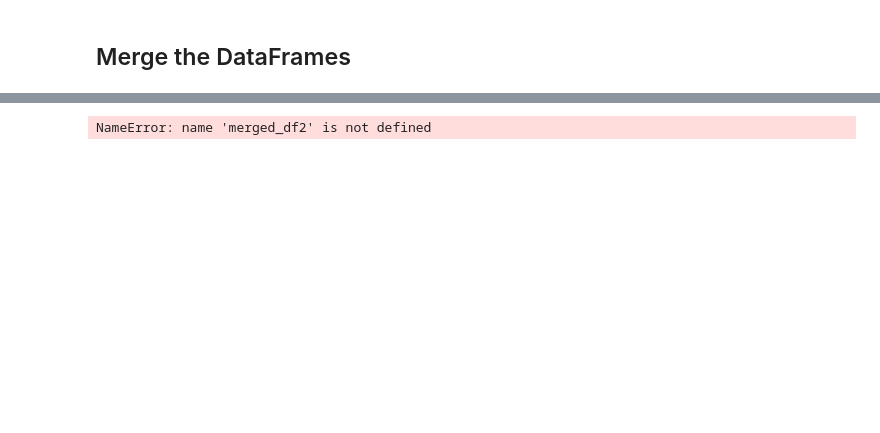
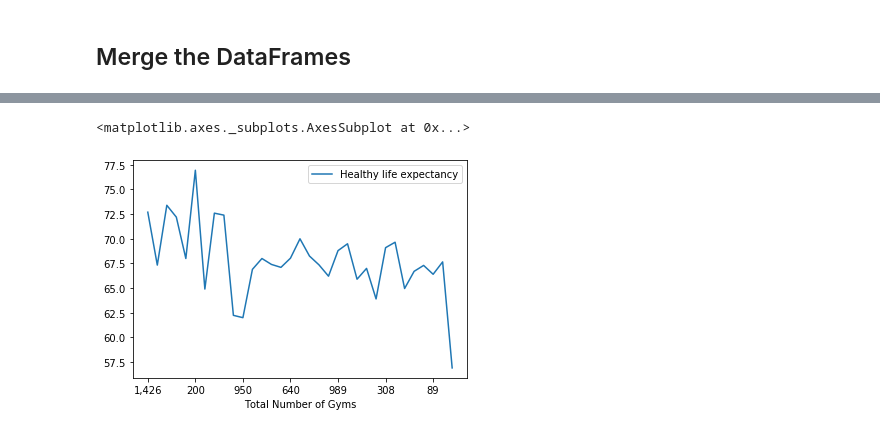
Before and after one commit to Mikeg14119/project1, a Jupyter notebook: Project_Working.ipynb, the cells around one changed output, grey strips where cells are left out. Saved outputs shown, nothing was run; the diff lists cells and outputs as text; code cells hidden in the pictures; blank space fills up the shorter version.

```diff
--- a/Project_Working.ipynb
+++ b/Project_Working.ipynb
@@ -218,5 +238,5 @@ merged_df2
 # %%
-
-merged_df2.plot.scatter('Total Number of Gyms', 'Healthy life expectancy')
+merged_df2.plot('Total Number of Gyms', 'Healthy life expectancy')
 # %% [output]
-NameError: name 'merged_df2' is not defined
+<matplotlib.axes._subplots.AxesSubplot at 0x...>
+[figure, added]
```
Also changed, not shown: parts of 5 cells of this notebook.
